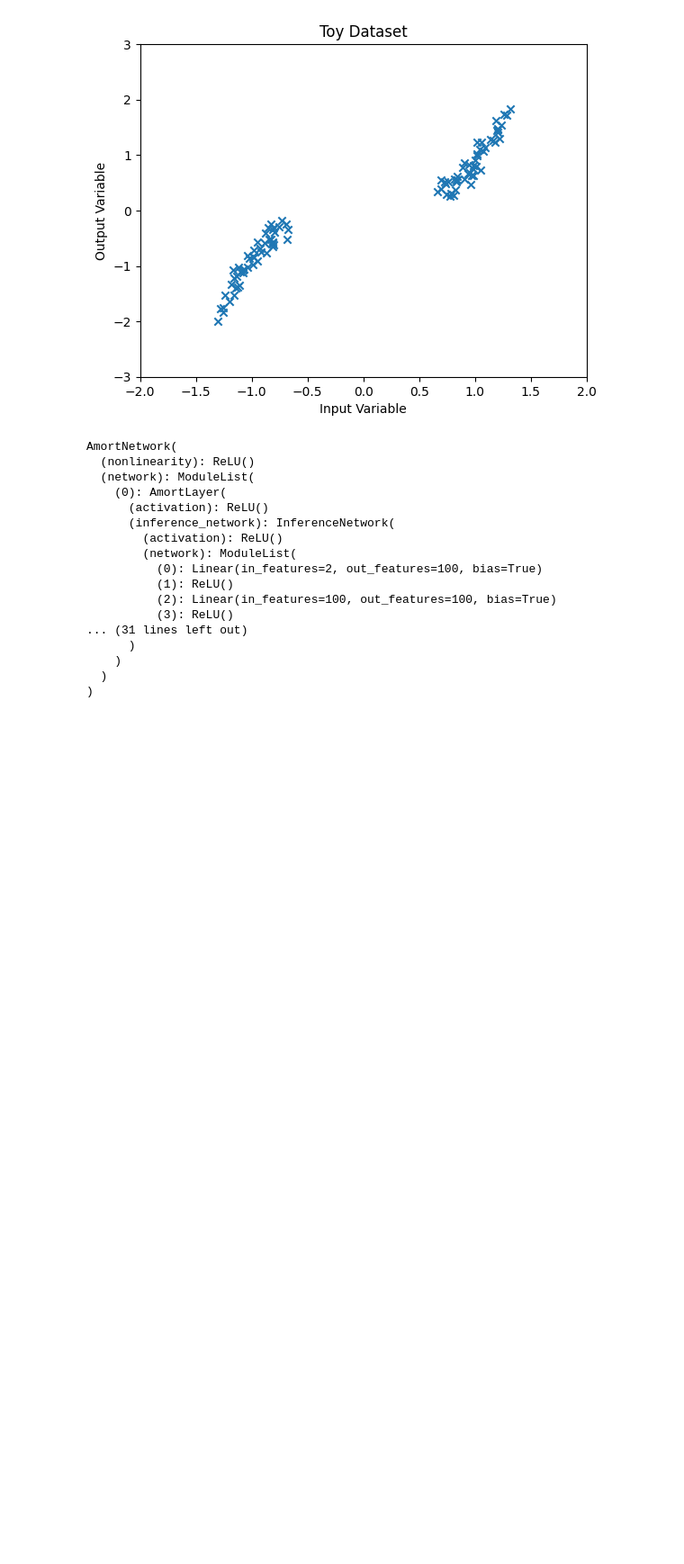
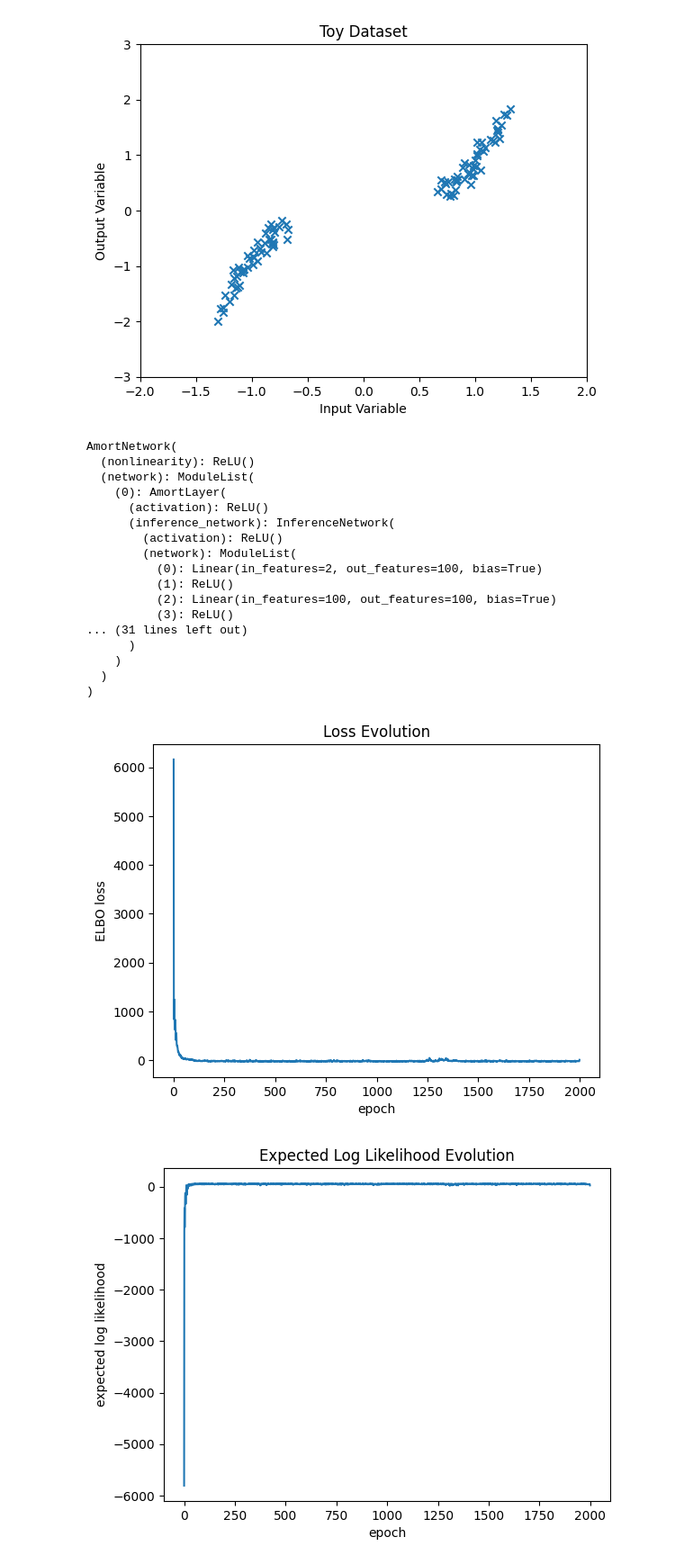
Before and after one commit to Sheev13/bnn_amort_inf, a Jupyter notebook: amort_bnn_experiments.ipynb, the cells around one changed output. Shown at 90% size. Saved outputs shown, nothing was run; the diff lists cells and outputs as text; code cells hidden in the pictures; blank space fills up the shorter version.

```diff
--- a/amort_bnn_experiments.ipynb
+++ b/amort_bnn_experiments.ipynb
@@ -86,3 +86,24 @@ for epoch in epoch_iter:  # epochs
     opt.step()
 
     epoch_iter.set_postfix({"loss": loss, "ll": ll, "kl": kl})
+# %%
+plt.plot(loss_evo)
+plt.ylabel("ELBO loss")
+plt.xlabel("epoch")
+plt.title("Loss Evolution")
+plt.show()
+
+plt.plot(ll_evo)
+plt.ylabel("expected log likelihood")
+plt.xlabel("epoch")
+plt.title("Expected Log Likelihood Evolution")
+plt.show()
+
+plt.plot(kl_evo)
+plt.ylabel("kl")
+plt.xlabel("epoch")
+plt.title("KL Evolution")
+plt.show()
+# %% [output]
+[figure, added]
+[figure, added]
```
Also changed, not shown: parts of 3 cells of this notebook, 1 other file.
